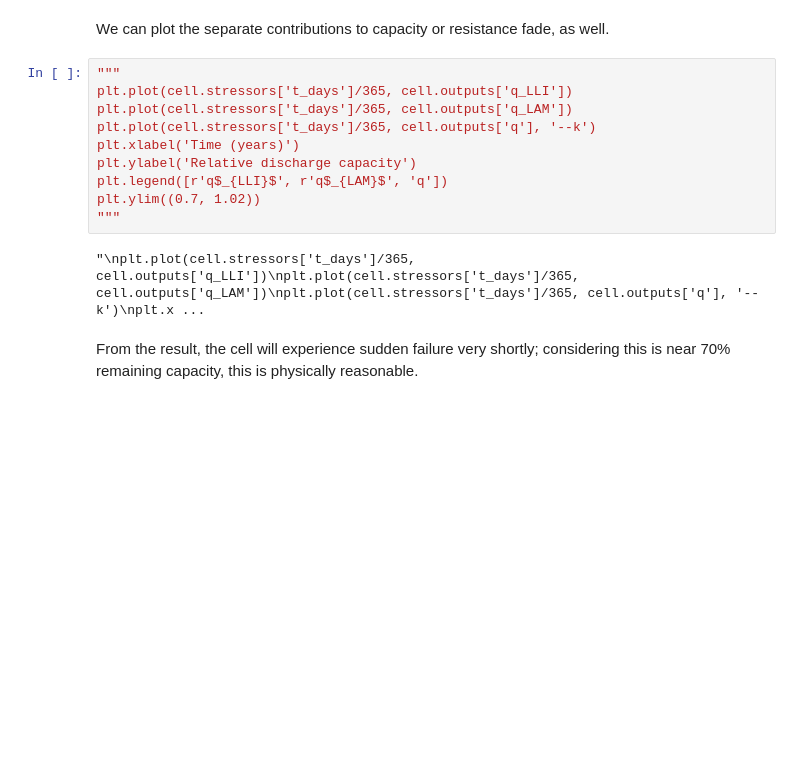
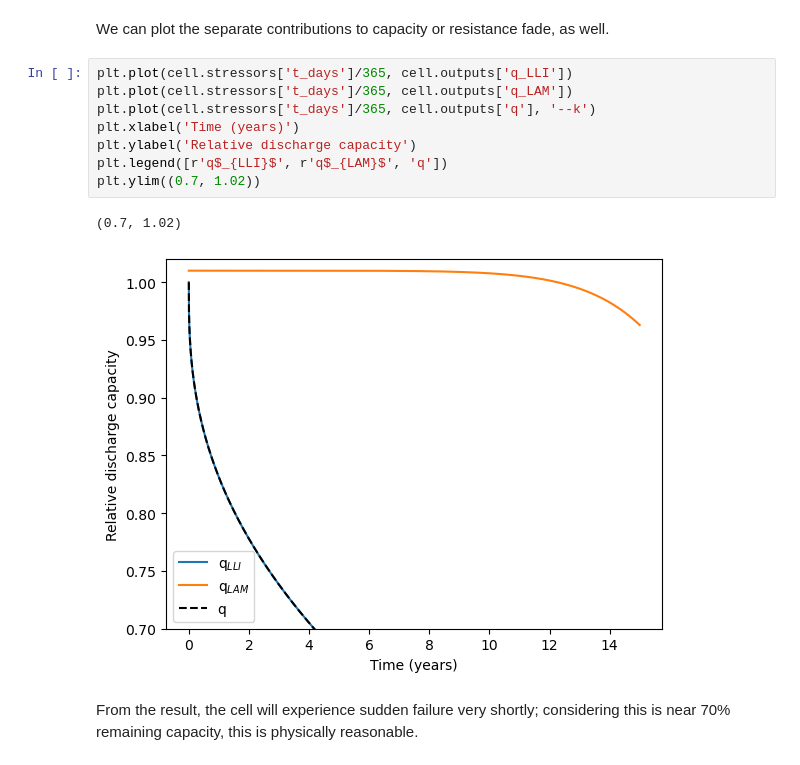
Before and after one commit to K-Motors/BLAST-Lite, a Jupyter notebook: python/SKODA.ipynb, the cells around one changed output. Drawn from its saved outputs; the diff is of its cells as text; blank space fills up the shorter version.

```diff
--- a/python/SKODA.ipynb
+++ b/python/SKODA.ipynb
@@ -110,17 +139,16 @@ plt.show()
 
 We can plot the separate contributions to capacity or resistance fade, as well.
 # %%
-"""
 plt.plot(cell.stressors['t_days']/365, cell.outputs['q_LLI'])
 plt.plot(cell.stressors['t_days']/365, cell.outputs['q_LAM'])
 plt.plot(cell.stressors['t_days']/365, cell.outputs['q'], '--k')
 plt.xlabel('Time (years)')
 plt.ylabel('Relative discharge capacity')
 plt.legend([r'q$_{LLI}$', r'q$_{LAM}$', 'q'])
 plt.ylim((0.7, 1.02))
-"""
 # %% [output]
-"\nplt.plot(cell.stressors['t_days']/365, cell.outputs['q_LLI'])\nplt.plot(cell.stressors['t_days']/365, cell.outputs['q_LAM'])\nplt.plot(cell.stressors['t_days']/365, cell.outputs['q'], '--k')\nplt.x ...
+(0.7, 1.02)
+[figure, added]
 # %% [markdown]
 From the result, the cell will experience sudden failure very shortly; considering this is near 70% remaining capacity, this is physically reasonable.
 # %%
```
Also changed, not shown: parts of 15 cells of this notebook, 5 other files.
